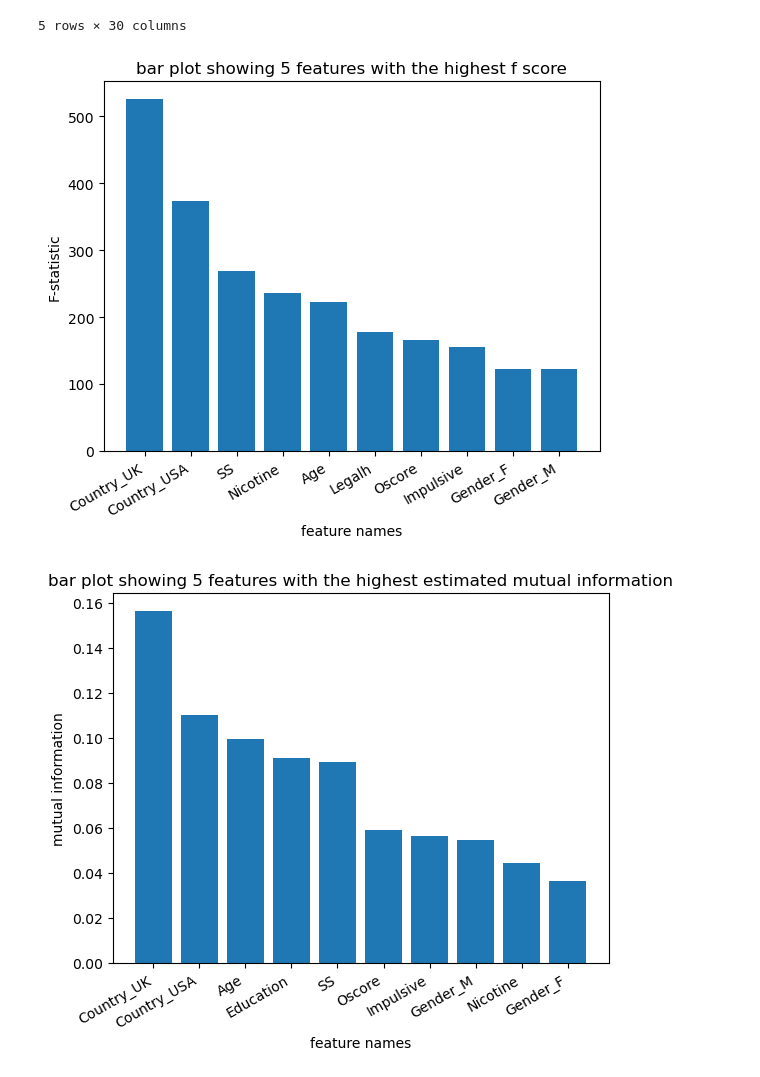
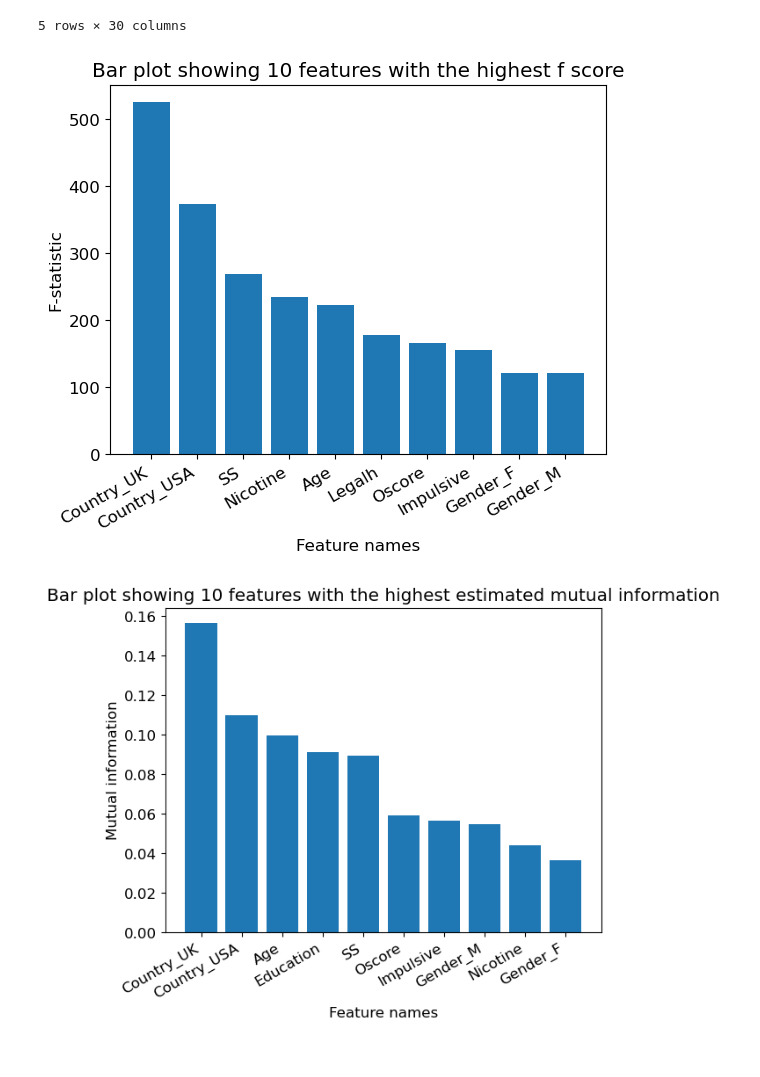
Before and after one commit to CynthiaCZ/DATA1030_project, a Jupyter notebook: EDA.ipynb, the cells around one changed output. Cells and saved outputs as stored; diff of their text form; code cells hidden in the pictures.

Commit message:
added figures

```diff
--- a/EDA.ipynb
+++ b/EDA.ipynb
@@ -73,10 +73,12 @@ df.head()
 df['NumIllegal']= df[list(illegal)].sum(axis=1)
 print(df['NumIllegal'].describe())
 
+plt.rcParams.update({'font.size': 12})
 df.value_counts(df['NumIllegal']).plot.bar()
 plt.title('Bar plot of target variable')
 plt.xlabel('Total number of illegal substances used within a year')
-plt.ylabel('count')
+plt.ylabel('Count')
+plt.savefig('Figures/target_var_barplot.png', bbox_inches = "tight")
 plt.show()
 # %% [output]
 count    1884.000000
@@ -231,35 +233,37 @@ transformed_y = transformed_df['NumIllegal']
 transformed_X = transformed_df.loc[:, transformed_df.columns != 'NumIllegal']
 
 f, p = f_regression(transformed_X,transformed_y)
-top5_f_index = (np.argsort(f)[-10:])[::-1]
-top5_f = f[top5_f_index]
-c_names = transformed_X.columns[top5_f_index]
+top10_f_index = (np.argsort(f)[-10:])[::-1]
+top10_f = f[top10_f_index]
+c_names = transformed_X.columns[top10_f_index]
 
 fig, ax = plt.subplots()
-ax.bar(c_names,top5_f)
+ax.bar(c_names,top10_f)
 
 plt.xticks(rotation=30, ha='right')
-plt.xlabel('feature names')
+plt.xlabel('Feature names')
 plt.ylabel('F-statistic')
-plt.title('bar plot showing 5 features with the highest f score')
+plt.title('Bar plot showing 10 features with the highest f score')
+plt.savefig('Figures/top10_f.png', bbox_inches = "tight")
 plt.show()
 # %% [output]
-[figure, old version]
+[figure, new version]
 # %%
 # non-linear correlation
 MI = mutual_info_regression(transformed_X,transformed_y, random_state=6)
 
-top5_MI_index = (np.argsort(MI)[-10:])[::-1]
-top5_MI = MI[top5_MI_index]
-c_names = transformed_X.columns[top5_MI_index]
+top10_MI_index = (np.argsort(MI)[-10:])[::-1]
+top10_MI = MI[top10_MI_index]
+c_names = transformed_X.columns[top10_MI_index]
 
 fig, ax = plt.subplots()
-ax.bar(c_names,top5_MI)
+ax.bar(c_names,top10_MI)
 
 plt.xticks(rotation=30, ha='right')
-plt.xlabel('feature names')
-plt.ylabel('mutual information')
-plt.title('bar plot showing 5 features with the highest estimated mutual information')
+plt.xlabel('Feature names')
+plt.ylabel('Mutual information')
+plt.title('Bar plot showing 10 features with the highest estimated mutual information')
+plt.savefig('Figures/top10_MI.png', bbox_inches = "tight")
 plt.show()
 # %% [output]
-[figure, old version]
+[figure, new version]
```
Also changed, not shown: parts of 8 cells of this notebook, 10 other files.
